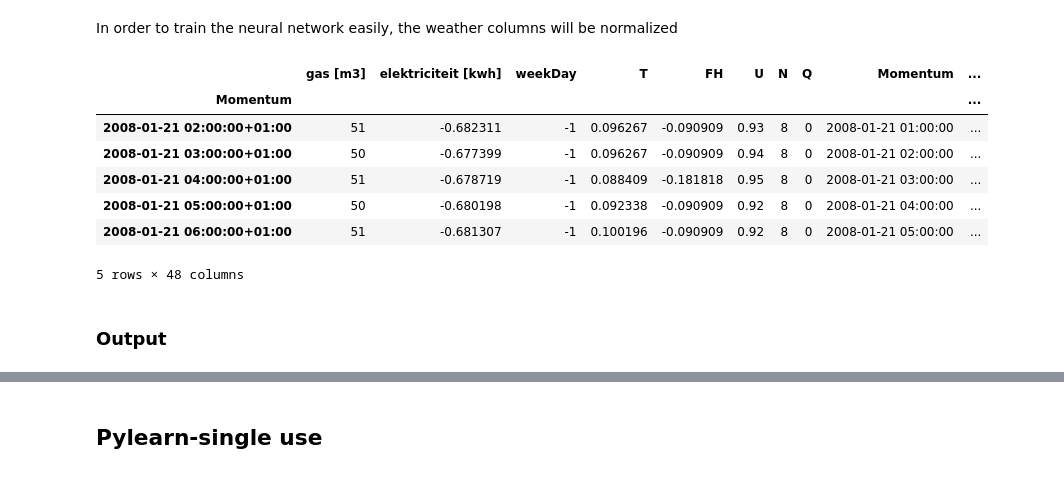
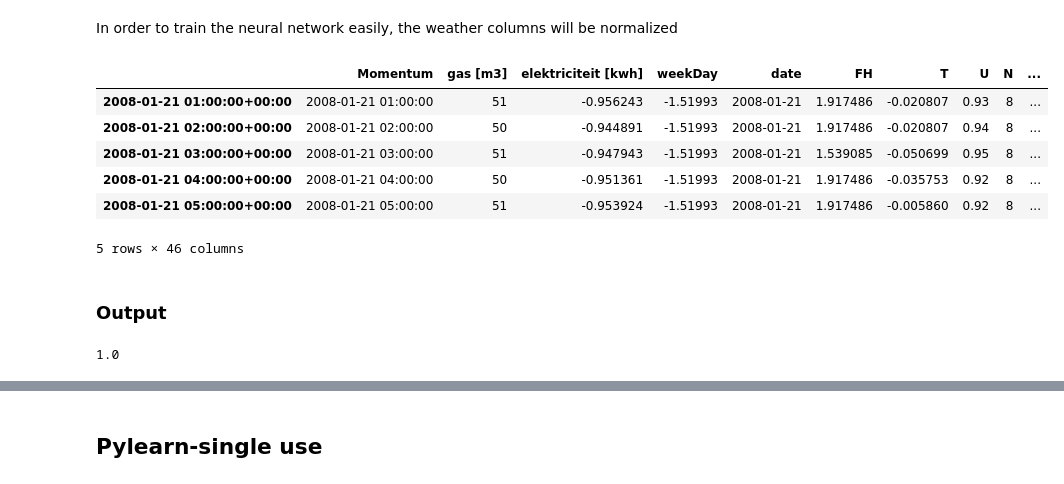
Before and after one commit to denadai2/energyUva, a Jupyter notebook: notebooks/3bis- Regression short version.ipynb, the cells around one changed output, grey strips where cells are left out. Saved outputs shown, nothing was run; the diff lists cells and outputs as text; code cells hidden in the pictures.

```diff
--- a/notebooks/3bis- Regression short version.ipynb
+++ b/notebooks/3bis- Regression short version.ipynb
@@ -21,10 +25,10 @@ df.head()
 # %% [markdown]
 ## Feature engineering
 # %%
-timeFeatures = ['hour', 'weekDay', 'month', 'year', 'dayOfYear']
+timeFeatures = ['hour', 'weekDay', 'month', 'year', 'dayOfYear', 'nextDay']
 
 for tf in timeFeatures:
-    if tf != 'weekDay':
+    if tf != 'weekDay' and tf != 'nextDay':
         df[tf] = 0
 
     df['sin' + tf.title()] = 0
@@ -55,7 +59,6 @@ df.head()
 df['gas1HBefore'] = df['gas [m3]'].shift(1)
 df['gas2HBefore'] = df['gas [m3]'].shift(2)
 df['Tdiff1'] = df['T']-df['T'].shift(1)
-df['gasMean15DBefore'] = pd.stats.moments.rolling_mean(df['gas [m3]'].shift(1),360,min_periods=360)
 df['gasPeak5HBefore'] = pd.stats.moments.rolling_max(df['gas [m3]'].shift(1),5,min_periods=5)
 df['gasSum5HBefore'] = pd.stats.moments.rolling_sum(df['gas [m3]'].shift(1),5,min_periods=5)
 df['gasPeak1DBefore'] = pd.stats.moments.rolling_max(df['gas [m3]'].shift(1),24,min_periods=24)
@@ -64,7 +67,7 @@ df['gasSum1DBefore'] = pd.stats.moments.rolling_sum(df['gas [m3]'].shift(1),24,m
 df2 = pd.read_csv('datasets/ARIMA_forecast.csv', encoding="utf-8-sig", parse_dates=['Index']) #, names=['Momentum', 'arima', 'arimaHi']
 df2.rename(columns={'Index': 'Momentum', 'predicted': 'arima'}, inplace=True)
 df2 = df2.set_index('Momentum', drop=False)
-df2.index = df2.index.tz_localize('UTC').tz_convert('Europe/Rome')
+df2.index = df2.index.tz_localize('UTC')#.tz_convert('Europe/Rome')
 
 df = df.join(df2[['arima', 'predictedHi']])
 df = pd.concat([df[df.arima.notnull()]])
@@ -74,7 +77,8 @@ df = df[df.arima.notnull()].sort_index()
 resid = pd.read_csv('datasets/residuals_year.csv', encoding="utf-8-sig", parse_dates=['Index'])
 resid.rename(columns={'Index': 'Momentum', 'remainder': 'residuals'}, inplace=True)
 resid = resid.set_index('Momentum', drop=False)
-resid.index = resid.index.tz_localize('UTC').tz_convert('Europe/Rome')
+resid.index = resid.index + pd.DateOffset(hours=1)
+resid.index = resid.index.tz_localize('UTC')#.tz_convert('Europe/Rome')
 
 df = df.join(resid[['residuals', 'trend']], how="inner", sort=True)
 df = df[(df.weekDay.notnull()) & (df.arima.notnull())]
@@ -82,20 +86,12 @@ df["index"] = df.index
 df.drop_duplicates(cols='index', take_last=True, inplace=True)
 del df["index"]
 
-# residuals 2
-resid = pd.read_csv('datasets/residuals_week.csv', encoding="utf-8-sig", parse_dates=['Index'])
-resid.rename(columns={'Index': 'Momentum', 'remainder':'residualsWeekDays', 'trend': 'trendWeekDays'}, inplace=True)
-resid = resid.set_index('Momentum', drop=False)
-resid.index = resid.index.tz_localize('UTC').tz_convert('Europe/Rome')
-
-df = df.join(resid[['residualsWeekDays', 'trendWeekDays']])
-df = df[(df.weekDay.notnull()) & (df.arima.notnull())]
-
 #residuals 3
 resid = pd.read_csv('datasets/residuals_day.csv', encoding="utf-8-sig", parse_dates=['Index'])
 resid.rename(columns={'Index': 'Momentum', 'remainder':'residualsDays', 'trend': 'trendDays'}, inplace=True)
 resid = resid.set_index('Momentum', drop=False)
-resid.index = resid.index.tz_localize('UTC').tz_convert('Europe/Rome')
+resid.index = resid.index + pd.DateOffset(hours=1)
+resid.index = resid.index.tz_localize('UTC')#.tz_convert('Europe/Rome')
 
 df = df.join(resid[['residualsDays', 'trendDays']])
 df = df[(df.weekDay.notnull()) & (df.arima.notnull())]
@@ -104,47 +100,46 @@ df = df[(df.weekDay.notnull()) & (df.arima.notnull())]
 resid = pd.read_csv('datasets/residuals_electricity_day.csv', encoding="utf-8-sig", parse_dates=['Index'])
 resid.rename(columns={'Index': 'Momentum', 'remainder':'residualsElectricity'}, inplace=True)
 resid = resid.set_index('Momentum', drop=False)
-resid.index = resid.index.tz_localize('UTC').tz_convert('Europe/Rome')
+resid.index = resid.index + pd.DateOffset(hours=1)
+resid.index = resid.index.tz_localize('UTC')#.tz_convert('Europe/Rome')
 
 df = df.join(resid[['residualsElectricity']])
 df = df[(df.weekDay.notnull()) & (df.arima.notnull())]
 
 # memories
-df['arimaPeak5HBefore'] = pd.stats.moments.rolling_max(df['arima'],5,min_periods=5)
-df['arimaSum5HBefore'] = pd.stats.moments.rolling_sum(df['arima'],5,min_periods=5)
+df['arimaPeak5HBefore'] = pd.stats.moments.rolling_max(df['arima'].shift(1),5,min_periods=5)
+df['arimaSum5HBefore'] = pd.stats.moments.rolling_sum(df['arima'].shift(1),5,min_periods=5)
 # %%
 backtrack = ['elektriciteit [kwh]', 'T', 'gas [m3]']
 names = [x+"_peak" for x in backtrack]
-names.extend([x+"_mean" for x in backtrack])
 for f in backtrack:
     df[f+"_peak"] = pd.stats.moments.rolling_max(df[f].shift(1),5, min_periods=5)
-    df[f+"_mean"] = pd.stats.moments.rolling_sum(df[f].shift(1),5, min_periods=5)
 # %% [markdown]
 In order to train the neural network easily, the weather columns will be normalized
 # %%
 def normalizeColumns(df, columns):
-    for column in toNormalize:
-        max_X = df[column].max()
+    for column in columns:
+        '''max_X = df[column].max()
         min_X = df[column].min()
 
         midrange = (max_X+min_X)/2
         Xrange = (max_X-min_X)
 
-        df[column] = (df[column] - midrange) / (Xrange/2)
+        df[column] = (df[column] - midrange) / (Xrange/2)'''
+        df[column] = (df[column] - df[column].mean())/df[column].std()
     return df
 
-toNormalize = ['elektriciteit [kwh]', 'weekDay', 'month', 'T', 'FH', 'gas1HBefore', 'gas2HBefore', 'arima', 'residuals', 'gasMean15DBefore', 'Tdiff1', 'gasPeak5HBefore', 'gasSum5HBefore','arimaPeak5HBefore','arimaSum5HBefore', 'gasSum1DBefore', 'gasPeak1DBefore', 'residualsDays', 'residualsElectricity']
+toNormalize = ['elektriciteit [kwh]', 'nextDay', 'weekDay', 'month', 'T', 'FH', 'gas1HBefore', 'gas2HBefore', 'arima', 'residuals', 'Tdiff1', 'gasPeak5HBefore', 'gasSum5HBefore','arimaPeak5HBefore','arimaSum5HBefore', 'gasSum1DBefore', 'gasPeak1DBefore', 'residualsDays', 'residuals']
 toNormalize.extend(names)
 df = normalizeColumns(df, toNormalize)
 df.head()
 # %% [output]
-|  | gas [m3] | elektriciteit [kwh] | weekDay | T | FH | U | N | Q | Momentum | ... |
-| Momentum |  |  |  |  |  |  |  |  |  | ... |
-| 2008-01-21 02:00:00+01:00 | 51 | -0.682311 | -1 | 0.096267 | -0.090909 | 0.93 | 8 | 0 | 2008-01-21 01:00:00 | ... |
-| 2008-01-21 03:00:00+01:00 | 50 | -0.677399 | -1 | 0.096267 | -0.090909 | 0.94 | 8 | 0 | 2008-01-21 02:00:00 | ... |
-| 2008-01-21 04:00:00+01:00 | 51 | -0.678719 | -1 | 0.088409 | -0.181818 | 0.95 | 8 | 0 | 2008-01-21 03:00:00 | ... |
-| 2008-01-21 05:00:00+01:00 | 50 | -0.680198 | -1 | 0.092338 | -0.090909 | 0.92 | 8 | 0 | 2008-01-21 04:00:00 | ... |
-| 2008-01-21 06:00:00+01:00 | 51 | -0.681307 | -1 | 0.100196 | -0.090909 | 0.92 | 8 | 0 | 2008-01-21 05:00:00 | ... |
+|  | Momentum | gas [m3] | elektriciteit [kwh] | weekDay | date | FH | T | U | N | ... |
+| 2008-01-21 01:00:00+00:00 | 2008-01-21 01:00:00 | 51 | -0.956243 | -1.51993 | 2008-01-21 | 1.917486 | -0.020807 | 0.93 | 8 | ... |
+| 2008-01-21 02:00:00+00:00 | 2008-01-21 02:00:00 | 50 | -0.944891 | -1.51993 | 2008-01-21 | 1.917486 | -0.020807 | 0.94 | 8 | ... |
+| 2008-01-21 03:00:00+00:00 | 2008-01-21 03:00:00 | 51 | -0.947943 | -1.51993 | 2008-01-21 | 1.539085 | -0.050699 | 0.95 | 8 | ... |
+| 2008-01-21 04:00:00+00:00 | 2008-01-21 04:00:00 | 50 | -0.951361 | -1.51993 | 2008-01-21 | 1.917486 | -0.035753 | 0.92 | 8 | ... |
+| 2008-01-21 05:00:00+00:00 | 2008-01-21 05:00:00 | 51 | -0.953924 | -1.51993 | 2008-01-21 | 1.917486 | -0.005860 | 0.92 | 8 | ... |
-5 rows × 48 columns
+5 rows × 46 columns
 # %% [markdown]
 ### Output
@@ -151 +148,5 @@ df.head()
+# %%
+df['dayOfYear'].std()
+# %% [output]
+1.0
 # %%
```
Also changed, not shown: parts of 38 cells of this notebook, 36 other files.
